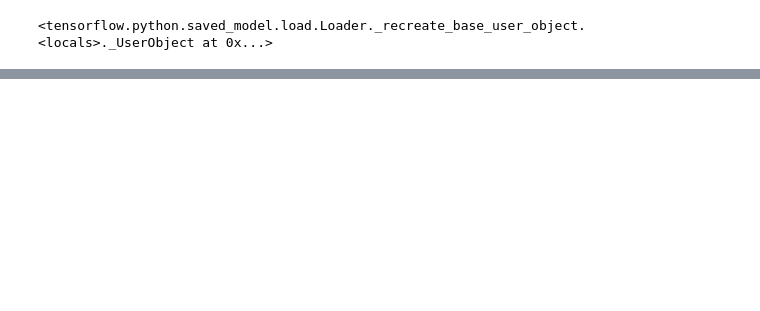
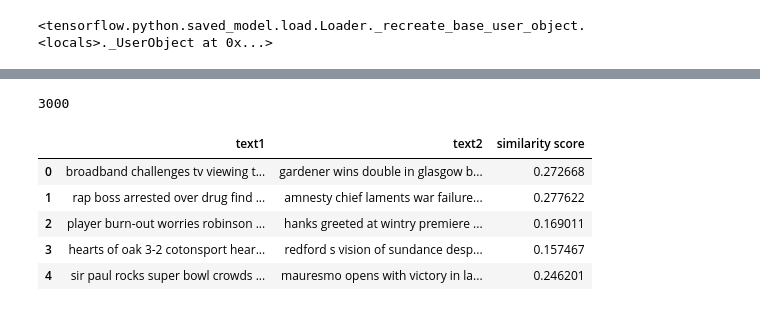
Before and after one commit to Hema9121/STS-1, a Jupyter notebook: demo.ipynb, the cells around one changed output, grey strips where cells are left out. Saved outputs shown, nothing was run; the diff lists cells and outputs as text; code cells hidden in the pictures; blank space fills up the shorter version.

```diff
--- a/demo.ipynb
+++ b/demo.ipynb
@@ -38,5 +91,0 @@ message=['hearts of oak 3-2 cotonsport hearts of oak set up an all ghanaian conf
-# %%
-text1,text2=message[0],message[1]
-dict1={}
-for i in ["text1","text2"]:
-    dict1[i]=eval(i)
@@ -55,5 +91,0 @@ ip
-# %%
-ans = []
-for i in range(len(ip)):
-    messages = [ip['text1'][i], ip['text2'][i]]
-    message_embeddings = embed(messages)
@@ -121,0 +96,4 @@ dict_items([('similarity score', [0.2])])
+# %%
+message = [Data['text1'][0], Data['text2'][0]]
+message_embeddings = embed(message)
+message_embeddings
@@ -121,0 +130,12 @@ dict_items([('similarity score', [0.2])])
+# %%
+ans = []                                                        # This list will contain the cosin similarity value for each vector pair present.
+for i in range(len(Data)):
+  messages = [Data['text1'][i], Data['text2'][i]]               #storing each sentence pair in messages
+  message_embeddings = embed(messages)                          #converting the sentence pair to vector pair using the embed() function
+  a = tf.make_ndarray(tf.make_tensor_proto(message_embeddings)) #storing the vector in the form of numpy array
+  cos_sin = dot(a[0], a[1])/(norm(a[0])*norm(a[1]))             #Finding the cosine between the two vectors
+  ans.append(cos_sin)                                           #Appending the values into the ans list
+# %%
+len(ans)
+# %% [output]
+3000
@@ -121,0 +144,10 @@ dict_items([('similarity score', [0.2])])
+# %%
+Data = Data.join(Ans)
+Data.head()
+# %% [output]
+|  | text1 | text2 | similarity score |
+| 0 | broadband challenges tv viewing t... | gardener wins double in glasgow b... | 0.272668 |
+| 1 | rap boss arrested over drug find ... | amnesty chief laments war failure... | 0.277622 |
+| 2 | player burn-out worries robinson ... | hanks greeted at wintry premiere ... | 0.169011 |
+| 3 | hearts of oak 3-2 cotonsport hear... | redford s vision of sundance desp... | 0.157467 |
+| 4 | sir paul rocks super bowl crowds ... | mauresmo opens with victory in la... | 0.246201 |
```
Also changed, not shown: parts of 46 cells of this notebook, 8 other files.
